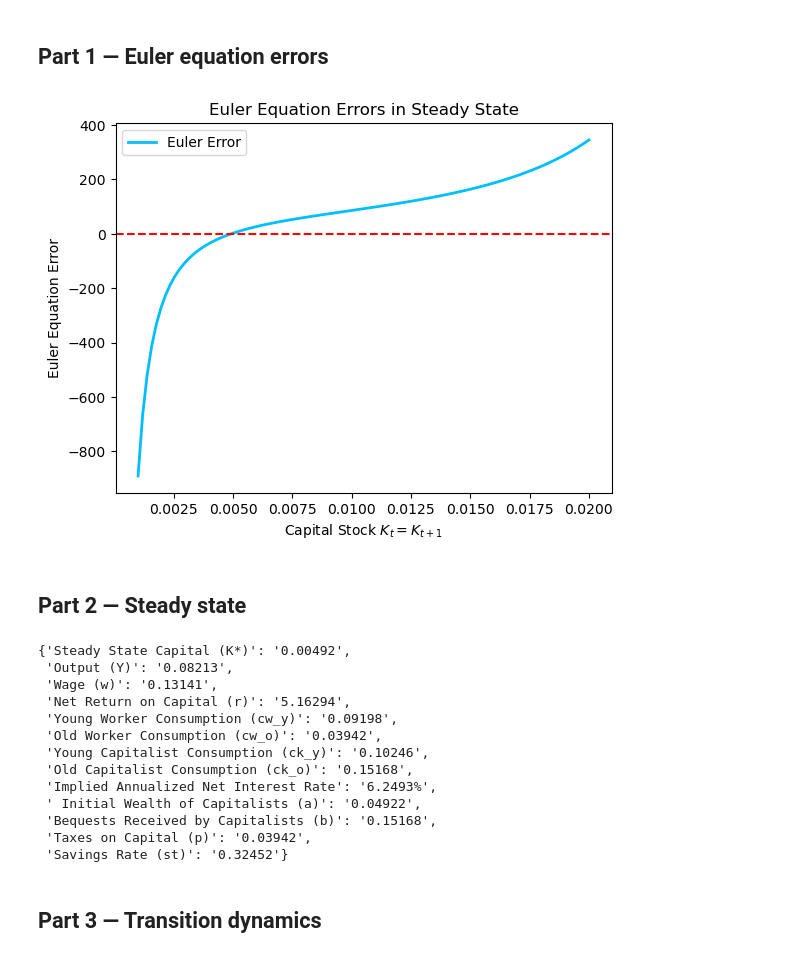
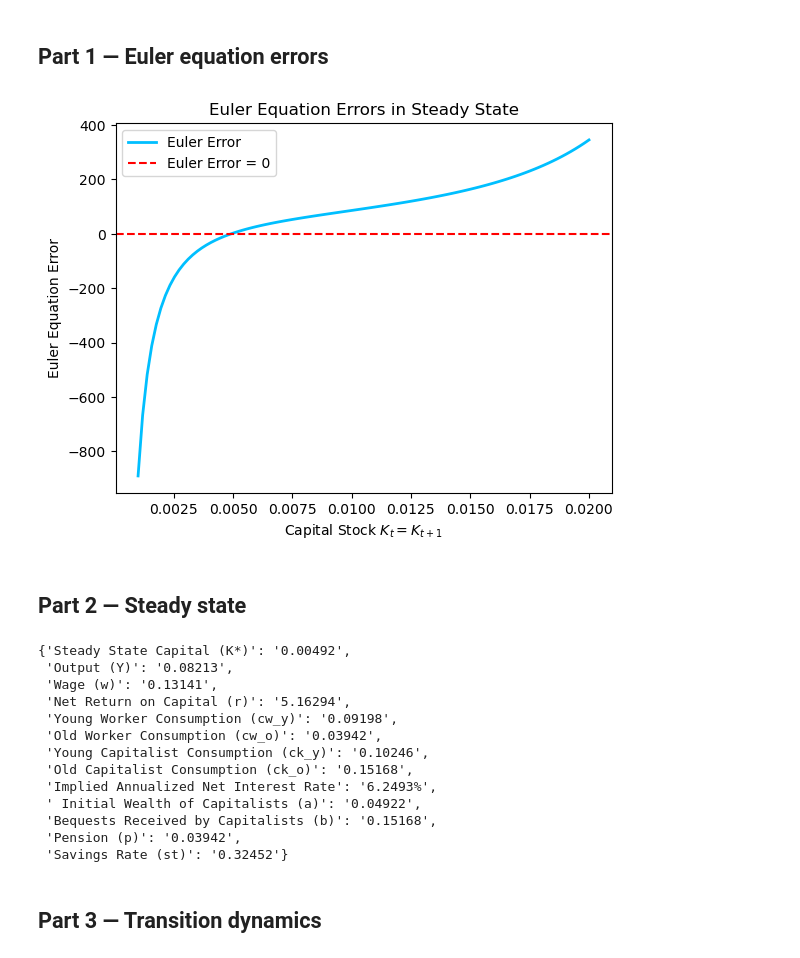
Before and after one commit to magnusbrunsberg/FIE463-V26, a Jupyter notebook: termpapers/tp1/termpaper1.ipynb, the cells around one changed output. Saved outputs shown, nothing was run; the diff lists cells and outputs as text; code cells hidden in the pictures.

```diff
--- a/termpapers/tp1/termpaper1.ipynb
+++ b/termpapers/tp1/termpaper1.ipynb
@@ -74,24 +75,24 @@ def euler_err(K_next, K, par: Parameters):
 # %%
 par = Parameters()
 K_grid = np.linspace(0.001, 0.02, 100) # Proper grid showcasing the relevant range
 errors = [euler_err(K, K, par) for K in K_grid]
 
 # Plotting Euler equation errors
 plt.figure()
 plt.plot(K_grid, errors, label='Euler Error', color='deepskyblue', linewidth=2)
-plt.axhline(0, color='red', linestyle='--')
+plt.axhline(0, label='Euler Error = 0', color='red', linestyle='--')
 plt.xlabel('Capital Stock $K_t = K_{t+1}$')
 plt.ylabel('Euler Equation Error')
 plt.title('Euler Equation Errors in Steady State')
 plt.legend()
 plt.show()
 # %% [output]
-[figure, old version]
+[figure, new version]
 # %% [markdown]
 ## Part 2 — Steady state
 # %%
 @dataclass
-# Define a dataclass to hold all the steady state values for easy access and readability
+# dataclass to hold all the steady state values for easy access and readability
 class SteadyState:
     K: float
     Y: float
@@ -108,7 +109,7 @@ class SteadyState:
     Ta: float
     st: float
 
-def compute_steady_state(par: Parameters, K_guess=0.01, uncertain=False):
+def compute_steady_state(par: Parameters, uncertain=False):
     """
     Computes steady state values using a root-finder to locate the steady-state capital K*.
     """
@@ -139,7 +140,7 @@ def compute_steady_state(par: Parameters, K_guess=0.01, uncertain=False):
     ck_y = b + Ta - a
     ck_o = (1 - par.phi) * (1 - par.tau_a) * (1 + r) * a + Ta
 
-    st = a / (b + Ta)
+    st = a / (b + Ta) # Savings rate
 
     # Validation: goods market clearing check
     C = (par.Nw / 2) * (cw_y + cw_o) + (par.Nk / 2) * (ck_y + ck_o)
@@ -165,7 +166,7 @@ part_2_results = {
     "Implied Annualized Net Interest Rate": f"{annualized_r:.4%}",
     " Initial Wealth of Capitalists (a)": f"{ss_base.a:.5f}",
     "Bequests Received by Capitalists (b)": f"{ss_base.b:.5f}",
-    "Taxes on Capital (p)": f"{ss_base.p:.5f}",
+    "Pension (p)": f"{ss_base.p:.5f}",
     "Savings Rate (st)": f"{ss_base.st:.5f}"
 }
 part_2_results
@@ -181,7 +182,7 @@ part_2_results
  'Implied Annualized Net Interest Rate': '6.2493%',
  ' Initial Wealth of Capitalists (a)': '0.04922',
  'Bequests Received by Capitalists (b)': '0.15168',
- 'Taxes on Capital (p)': '0.03942',
+ 'Pension (p)': '0.03942',
  'Savings Rate (st)': '0.32452'}
 # %% [markdown]
 ## Part 3 — Transition dynamics
```
Also changed, not shown: parts of 4 cells of this notebook, 3 other files.
